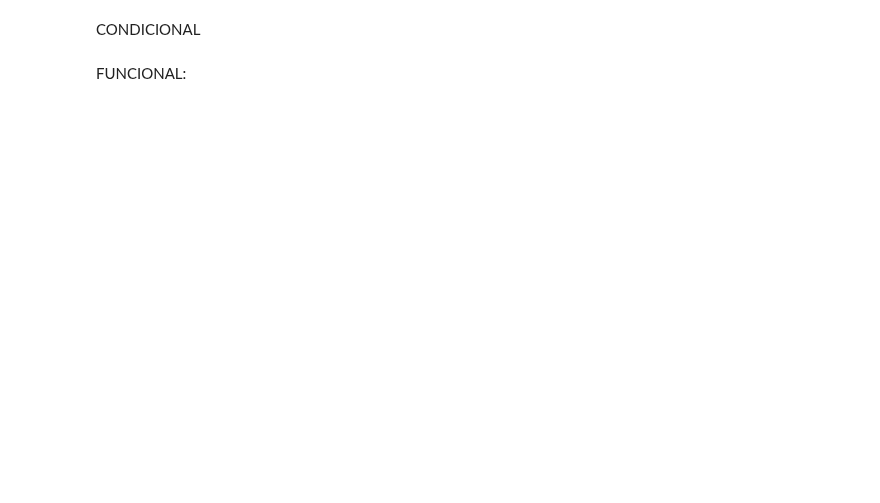
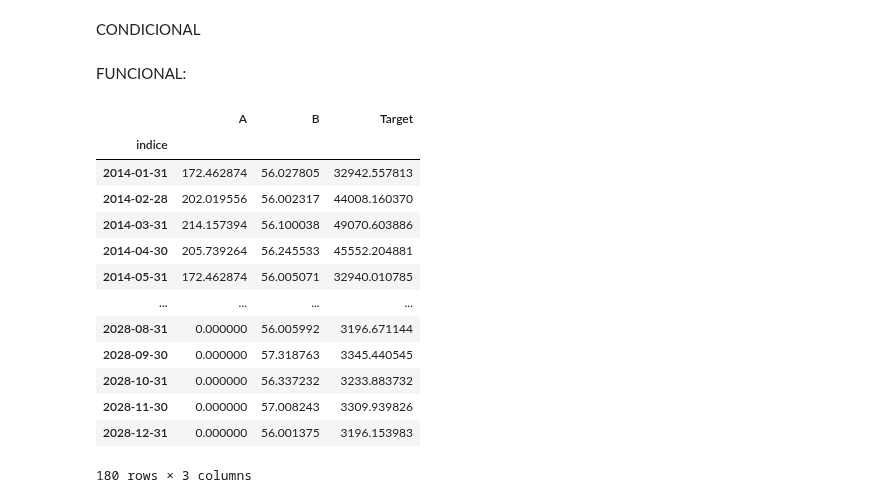
Before and after one commit to davidraamirez/drift-detection_data-augmentation, a Jupyter notebook: multivariables/Variable_objetivo.ipynb, the cells around one changed output. Cells and saved outputs as stored; diff of their text form; code cells hidden in the pictures; blank space fills up the shorter version.

Commit message:
Variable objetivo

```diff
--- a/multivariables/Variable_objetivo.ipynb
+++ b/multivariables/Variable_objetivo.ipynb
@@ -286,4 +300,35 @@ CONDICIONAL
 # %% [markdown]
 FUNCIONAL:
-# %%
-def objetivo_funcional()
+# %%
+def objetivo_funcional(df_caract,f):
+    df = df_caract
+    df['Target'] = np.zeros(df_caract.shape[0])
+    for k in df_caract.index:
+        a = list()
+        for j in df_caract.columns:
+            a.append(df_caract.loc[k,j])
+        df.loc[k,'Target']=f(a)
+    return df
+# %%
+def h(x):
+    res= 60
+    for k in x:
+        res = res + k**2
+    return res
+# %%
+objetivo_funcional(df2,h)
+# %% [output]
+|  | A | B | Target |
+| indice |  |  |  |
+| 2014-01-31 | 172.462874 | 56.027805 | 32942.557813 |
+| 2014-02-28 | 202.019556 | 56.002317 | 44008.160370 |
+| 2014-03-31 | 214.157394 | 56.100038 | 49070.603886 |
+| 2014-04-30 | 205.739264 | 56.245533 | 45552.204881 |
+| 2014-05-31 | 172.462874 | 56.005071 | 32940.010785 |
+| ... | ... | ... | ... |
+| 2028-08-31 | 0.000000 | 56.005992 | 3196.671144 |
+| 2028-09-30 | 0.000000 | 57.318763 | 3345.440545 |
+| 2028-10-31 | 0.000000 | 56.337232 | 3233.883732 |
+| 2028-11-30 | 0.000000 | 57.008243 | 3309.939826 |
+| 2028-12-31 | 0.000000 | 56.001375 | 3196.153983 |
+180 rows × 3 columns
```
Also changed, not shown: parts of 5 cells of this notebook.
